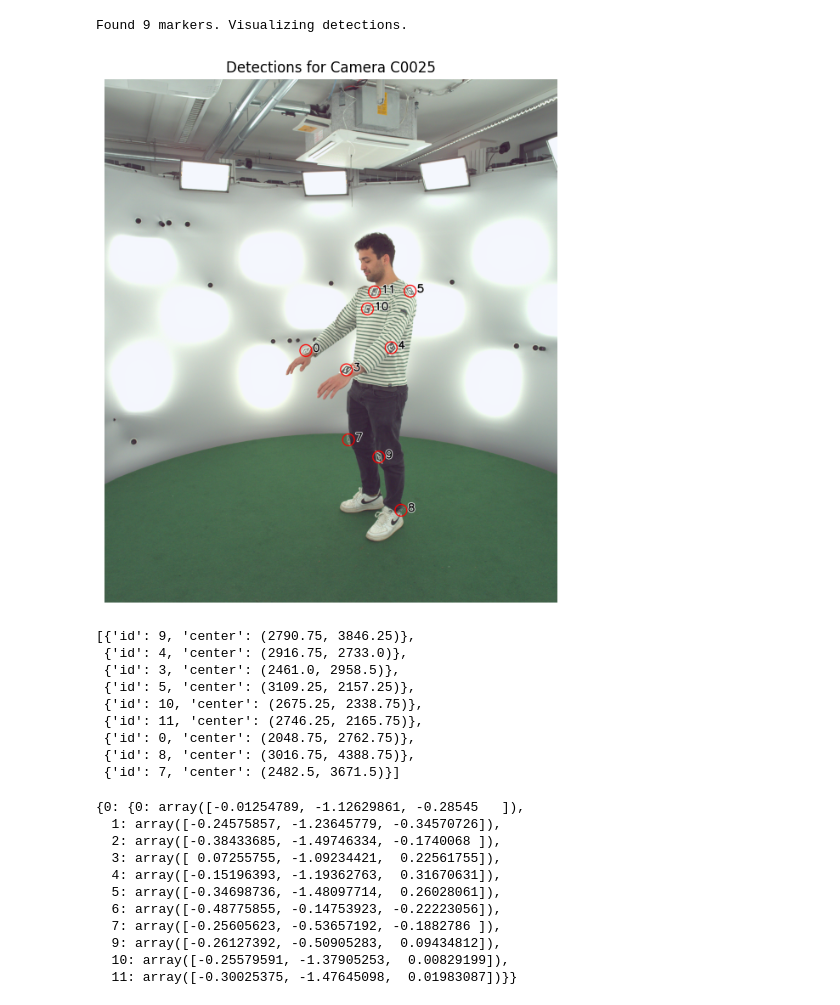
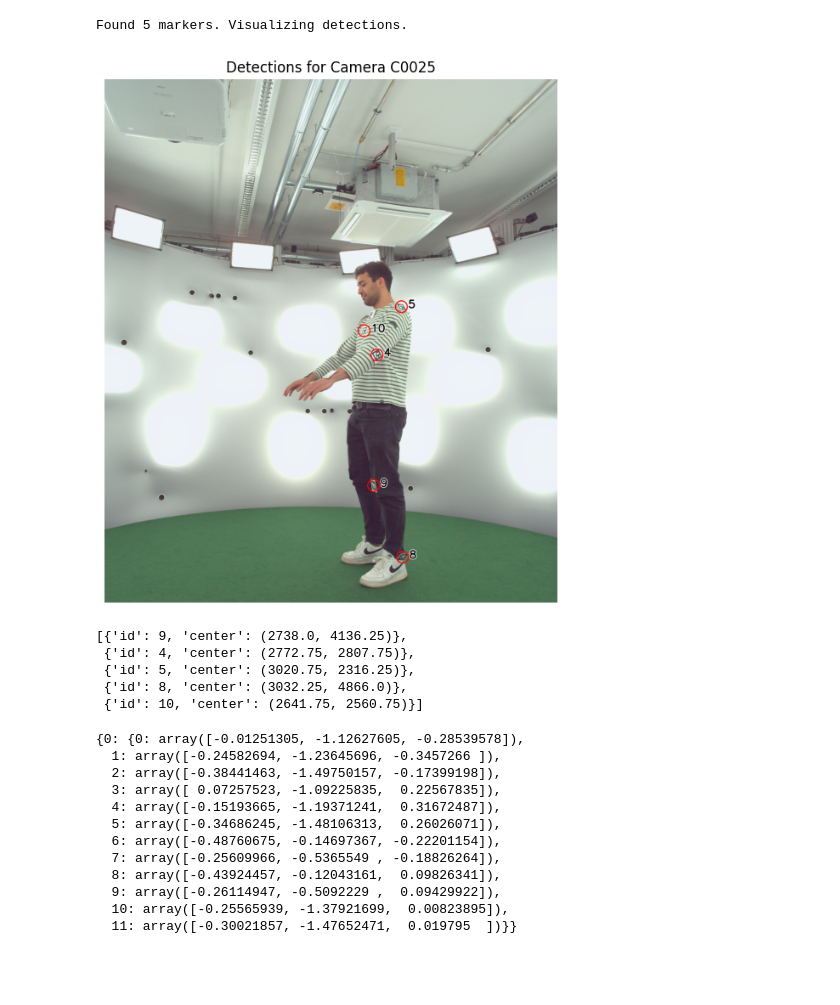
Before and after one commit to gokcandemiralp/ArUco_VCI_Skeleton, a Jupyter notebook: VCI_ArUco.ipynb, the cells around one changed output. Saved outputs shown, nothing was run; the diff lists cells and outputs as text; code cells hidden in the pictures; blank space fills up the shorter version.

Commit message:
camera selection changed

```diff
--- a/VCI_ArUco.ipynb
+++ b/VCI_ArUco.ipynb
@@ -12,8 +12,11 @@ sequence_name = "2026_01_29_motion_markers_001"
 frame_range = 183
 # %%
 uppermost_view_names = ["C0025", "C0030", "C0024", "C0019", "C0031", "C0039"]
-middle_view_names = ["C0007", "C0004", "C0006", "C0026", "C0028", "C0012",]
-view_names = uppermost_view_names + middle_view_names
+# upper_view_names = ["C0014", "C0009", "C0016", "C0000"]
+# middle_view_names = ["C0007", "C0018", "C0004", "C0034", "C0006", "C0008", "C0026", "C0005", "C0028", "C0029", "C0012", "C0038"]
+lower_view_names = ["C0022", "C1000", "C0037", "C0021", "C0020", "C1005"]
+# lowermost_view_names = ["C1001", "C0001", "C0013", "C1004", "C1002", "C0010"]
+view_names = uppermost_view_names + lower_view_names
 
 my_cameras = load_cameras_from_json(calibration_file, view_names)
 scale = 1.0
@@ -40,27 +43,23 @@ for i, view_name in enumerate(view_names):
         "corners": corners
     })
 # %%
-camera_id = 11
+camera_id = 6
 
 visualize_detections_on_image(
     inputs[camera_id],
     detections[camera_id][0],
     title=f"Detections for Camera C0025"
 )
 
 extract_2d_marker_positions(detections[camera_id][0])
 # %% [output]
-Found 9 markers. Visualizing detections.
+Found 5 markers. Visualizing detections.
-[figure, old version]
+[figure, new version]
-[{'id': 9, 'center': (2790.75, 3846.25)},
- {'id': 4, 'center': (2916.75, 2733.0)},
- {'id': 3, 'center': (2461.0, 2958.5)},
- {'id': 5, 'center': (3109.25, 2157.25)},
- {'id': 10, 'center': (2675.25, 2338.75)},
- {'id': 11, 'center': (2746.25, 2165.75)},
- {'id': 0, 'center': (2048.75, 2762.75)},
- {'id': 8, 'center': (3016.75, 4388.75)},
- {'id': 7, 'center': (2482.5, 3671.5)}]
+[{'id': 9, 'center': (2738.0, 4136.25)},
+ {'id': 4, 'center': (2772.75, 2807.75)},
+ {'id': 5, 'center': (3020.75, 2316.25)},
+ {'id': 8, 'center': (3032.25, 4866.0)},
+ {'id': 10, 'center': (2641.75, 2560.75)}]
 # %%
 marker_positions = get_marker_positions(
     detections=detections,
@@ -70,17 +69,18 @@ marker_positions = get_marker_positions(
 
 marker_positions
 # %% [output]
-{0: {0: array([-0.01254789, -1.12629861, -0.28545   ]),
-  1: array([-0.24575857, -1.23645779, -0.34570726]),
-  2: array([-0.38433685, -1.49746334, -0.1740068 ]),
-  3: array([ 0.07255755, -1.09234421,  0.22561755]),
-  4: array([-0.15196393, -1.19362763,  0.31670631]),
-  5: array([-0.34698736, -1.48097714,  0.26028061]),
-  6: array([-0.48775855, -0.14753923, -0.22223056]),
-  7: array([-0.25605623, -0.53657192, -0.1882786 ]),
-  9: array([-0.26127392, -0.50905283,  0.09434812]),
-  10: array([-0.25579591, -1.37905253,  0.00829199]),
-  11: array([-0.30025375, -1.47645098,  0.01983087])}}
+{0: {0: array([-0.01251305, -1.12627605, -0.28539578]),
+  1: array([-0.24582694, -1.23645696, -0.3457266 ]),
+  2: array([-0.38441463, -1.49750157, -0.17399198]),
+  3: array([ 0.07257523, -1.09225835,  0.22567835]),
+  4: array([-0.15193665, -1.19371241,  0.31672487]),
+  5: array([-0.34686245, -1.48106313,  0.26026071]),
+  6: array([-0.48760675, -0.14697367, -0.22201154]),
+  7: array([-0.25609966, -0.5365549 , -0.18826264]),
+  8: array([-0.43924457, -0.12043161,  0.09826341]),
+  9: array([-0.26114947, -0.5092229 ,  0.09429922]),
+  10: array([-0.25565939, -1.37921699,  0.00823895]),
+  11: array([-0.30021857, -1.47652471,  0.019795  ])}}
 # %%
 fig = go.Figure()
 fig = add_cameras_to_fig(fig, my_cameras, scale=0.2)
```
Also changed, not shown: 1 other file.
